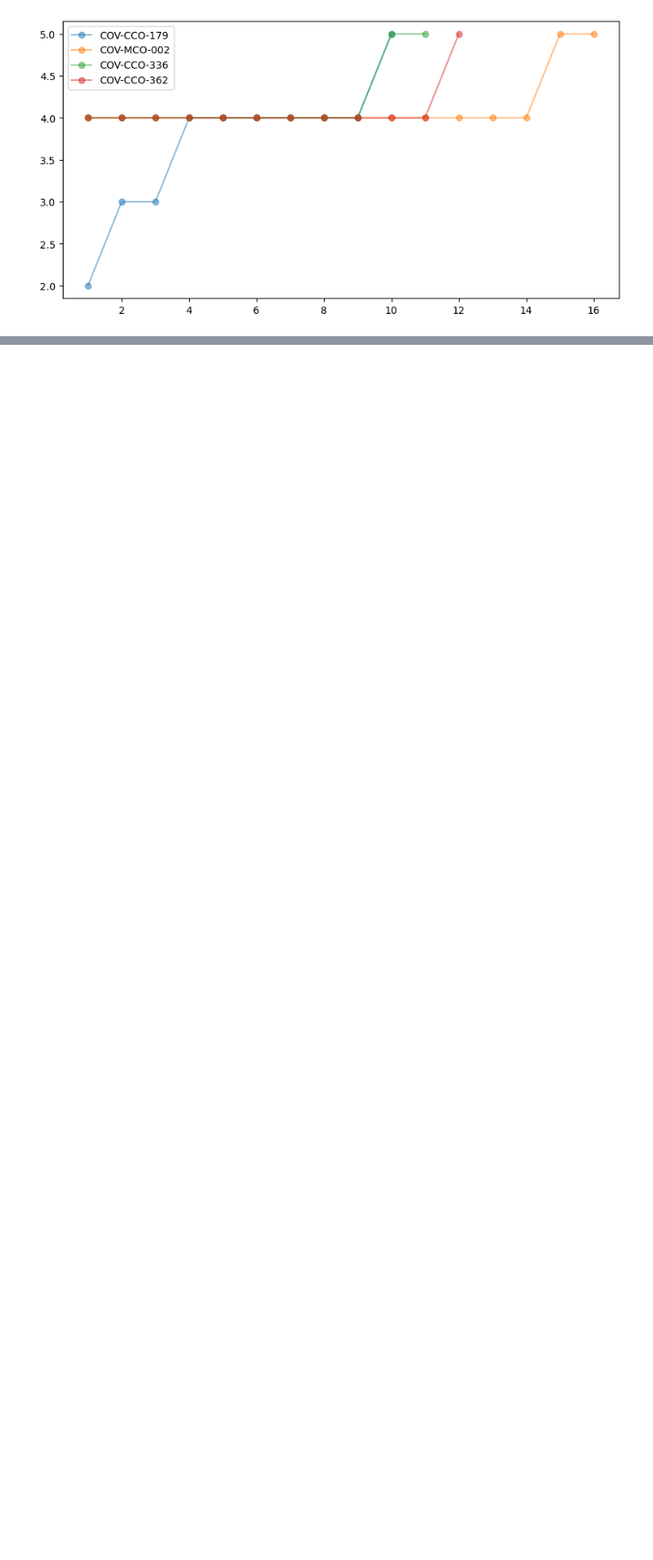
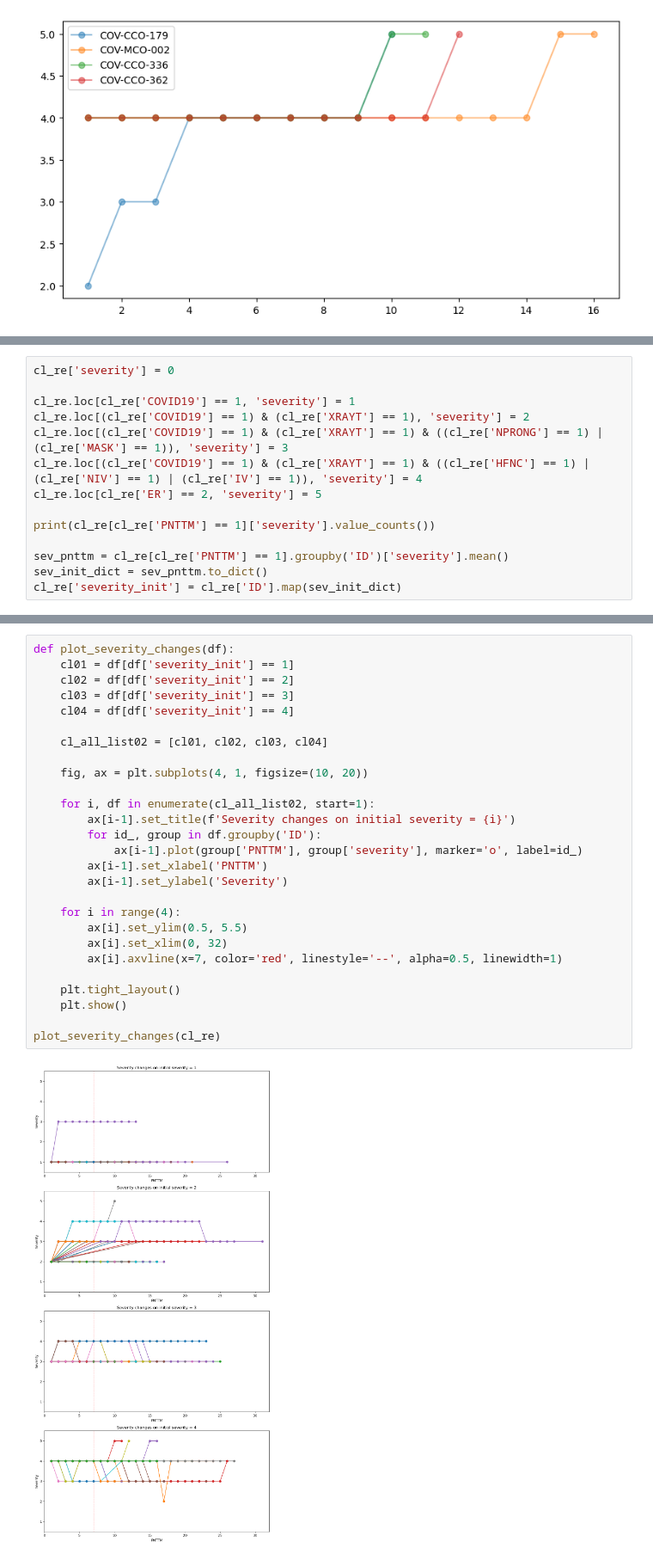
Before and after one commit to WoobeenJeong/BIBS-KDCA, a Jupyter notebook: wbj_code/008_severity_for_timepoint.ipynb, the cells around one changed output, grey strips where cells are left out. Shown at 86% size. Drawn from its saved outputs; the diff is of its cells as text; blank space fills up the shorter version.

```diff
--- a/wbj_code/008_severity_for_timepoint.ipynb
+++ b/wbj_code/008_severity_for_timepoint.ipynb
@@ -604,0 +595,14 @@ cl_mod[cl_mod['severity'] == 5]
+# %%
+cl_re['severity'] = 0
+
+cl_re.loc[cl_re['COVID19'] == 1, 'severity'] = 1
+cl_re.loc[(cl_re['COVID19'] == 1) & (cl_re['XRAYT'] == 1), 'severity'] = 2
+cl_re.loc[(cl_re['COVID19'] == 1) & (cl_re['XRAYT'] == 1) & ((cl_re['NPRONG'] == 1) | (cl_re['MASK'] == 1)), 'severity'] = 3
+cl_re.loc[(cl_re['COVID19'] == 1) & (cl_re['XRAYT'] == 1) & ((cl_re['HFNC'] == 1) | (cl_re['NIV'] == 1) | (cl_re['IV'] == 1)), 'severity'] = 4
+cl_re.loc[cl_re['ER'] == 2, 'severity'] = 5
+
+print(cl_re[cl_re['PNTTM'] == 1]['severity'].value_counts())
+
+sev_pnttm = cl_re[cl_re['PNTTM'] == 1].groupby('ID')['severity'].mean()
+sev_init_dict = sev_pnttm.to_dict()
+cl_re['severity_init'] = cl_re['ID'].map(sev_init_dict)
@@ -604,0 +617,29 @@ cl_mod[cl_mod['severity'] == 5]
+# %%
+def plot_severity_changes(df):
+    cl01 = df[df['severity_init'] == 1]
+    cl02 = df[df['severity_init'] == 2]
+    cl03 = df[df['severity_init'] == 3]
+    cl04 = df[df['severity_init'] == 4]
+
+    cl_all_list02 = [cl01, cl02, cl03, cl04]
+
+    fig, ax = plt.subplots(4, 1, figsize=(10, 20))
+
+    for i, df in enumerate(cl_all_list02, start=1):
+        ax[i-1].set_title(f'Severity changes on initial severity = {i}')
+        for id_, group in df.groupby('ID'):
+            ax[i-1].plot(group['PNTTM'], group['severity'], marker='o', label=id_)
+        ax[i-1].set_xlabel('PNTTM')
+        ax[i-1].set_ylabel('Severity')
+
+    for i in range(4):
+        ax[i].set_ylim(0.5, 5.5)
+        ax[i].set_xlim(0, 32)
+        ax[i].axvline(x=7, color='red', linestyle='--', alpha=0.5, linewidth=1)
+
+    plt.tight_layout()
+    plt.show()
+
+plot_severity_changes(cl_re)
+# %% [output]
+[figure, added]
```
Also changed, not shown: parts of 24 cells of this notebook.
